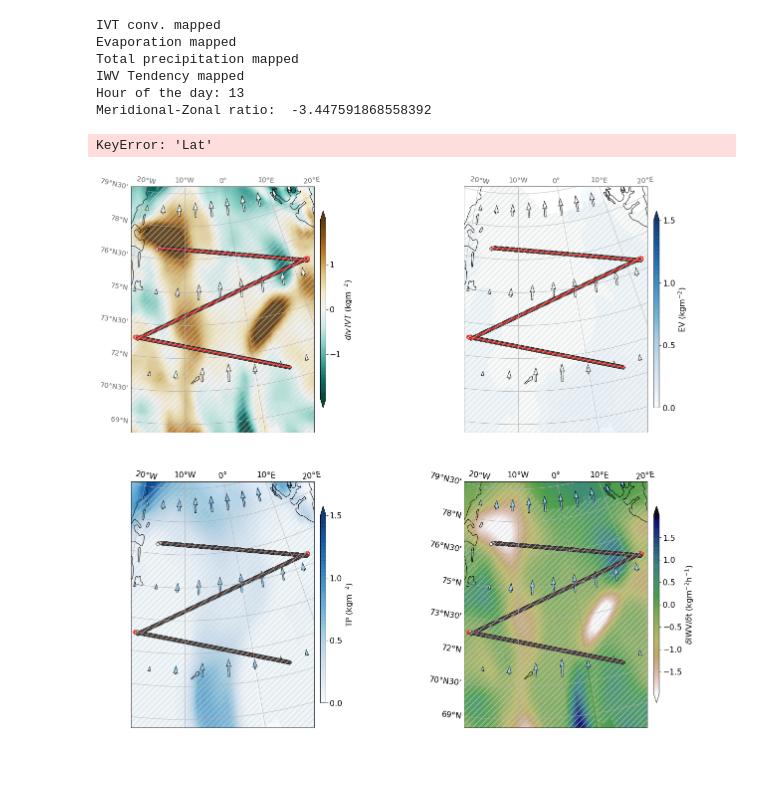
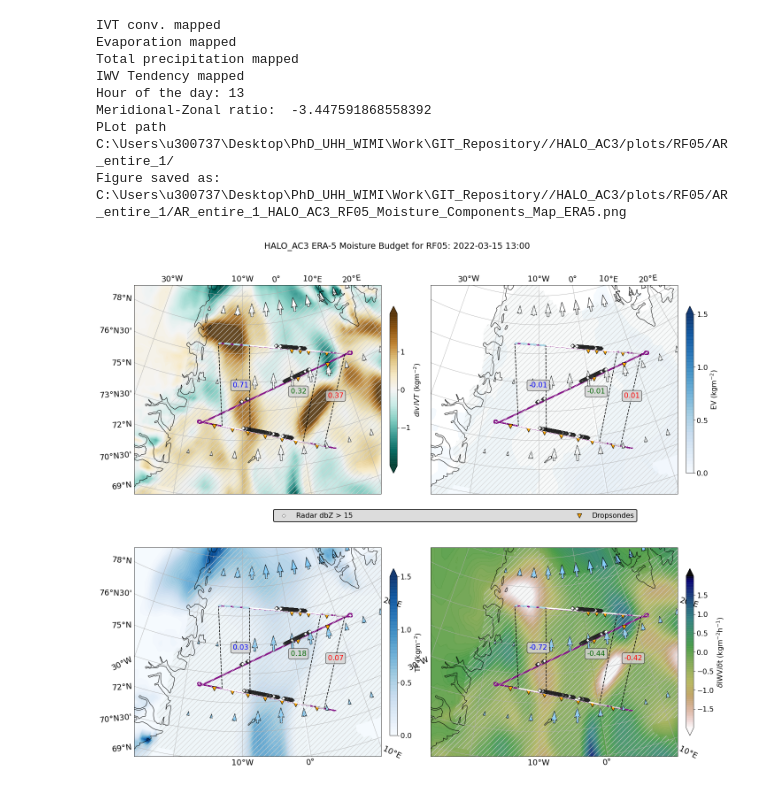
Before and after one commit to hdorff94/HALO_AC3_AR_Budget_Closure, a Jupyter notebook: notebooks/ERA5_Budget_Components_Map.ipynb, the cells around one changed output. Drawn from its saved outputs; the diff is of its cells as text; code cells hidden in the pictures; blank space fills up the shorter version.

```diff
--- a/notebooks/ERA5_Budget_Components_Map.ipynb
+++ b/notebooks/ERA5_Budget_Components_Map.ipynb
@@ -326,7 +42,15 @@ def simplified_run_grid_main(config_file_path=synth_ar_path,
 # %%
+from simplified_flight_leg_handling import simplified_run_grid_main
+#-----------------------------------------------------------------------------#
+"""
+###############################################################################
+    Main Script for running interpolation of griddata on flight path
+###############################################################################
+"""
 ar_of_day="AR_entire_1"
 flight=["RF05"]
-halo_era5,halo_df,cmpgn_cls,ERA5_on_HALO,radar,Dropsondes=\
-    simplified_run_grid_main(flight=flight,config_file_path=major_work_path,ar_of_day=ar_of_day)
+with HiddenPrints():
+    halo_era5,halo_df,cmpgn_cls,ERA5_on_HALO,radar,Dropsondes=\
+        simplified_run_grid_main(flight=flight,config_file_path=major_work_path,ar_of_day=ar_of_day)
 #halo_era5
 flight=cmpgn_cls.flight
@@ -351,3 +57,16 @@ Load calculated vertical total column interpolated data
+# %%
+Dropsondes.keys()
+
+if not "Lat" in [*Dropsondes.keys()]:
+    sondes_lon=[[*Dropsondes["reference_lon"].values()][sonde].data[0] \
+                    for sonde in range(Dropsondes["IWV"].shape[0])]
+
+    sondes_lat=[[*Dropsondes["reference_lat"].values()][sonde].data[0]\
+                    for sonde in range(Dropsondes["IWV"].shape[0])]
+    Dropsondes["Lat"]=pd.Series(data=np.array(sondes_lat),
+                                                index=Dropsondes["IWV"].index)
+    Dropsondes["Lon"]=pd.Series(data=np.array(sondes_lon),
+                                                index=Dropsondes["IWV"].index)
 # %%
 import interpdata_plotting
 from flightmapping import FlightMaps
@@ -420,16 +139,16 @@ style_name="typhon"
 last_hour=pd.DatetimeIndex(halo_df.index).hour[-1]#
 Flightmap.halo_dict={flight[0]:halo_df}
 
-Flightmap.plot_AR_moisture_components_map(ERA5_on_HALO,radar,Dropsondes,cmpgn_cls)
-if not flight[0].endswith("instantan"):
-    Flightmap.plot_moisture_budget(ERA5_on_HALO,radar,
-    Dropsondes,cmpgn_cls)
-try:
-    ICON_HALO_Plotting.plot_hmp_icon_era5_sondes(radar,
-        halo_icon_hmp,halo_era5,Dropsondes,last_index,flight,ar_of_day,
-        synthetic_icon_lat=synthetic_icon_lat)
-except:
-    pass
+Flightmap.plot_AR_moisture_components_map(ERA5_on_HALO,radar,Dropsondes,cmpgn_cls,do_sector_based=True)
+#if not flight[0].endswith("instantan"):
+#    Flightmap.plot_moisture_budget(ERA5_on_HALO,radar,
+#    Dropsondes,cmpgn_cls)
+#try:
+#    ICON_HALO_Plotting.plot_hmp_icon_era5_sondes(radar,
+ #       halo_icon_hmp,halo_era5,Dropsondes,last_index,flight,ar_of_day,
+ #       synthetic_icon_lat=synthetic_icon_lat)#
+#except:
+#    pass
 #AR_IWV_section_combined_mapping(radar,Dropsondes,cmpgn_cls,
 #                                                last_hour,
 #                                                opt_plot_path=plot_path)
@@ -448,35 +167,36 @@ halo_era5.name="ERA5"
 #except:
 #    halo_era5["highres_Interp_IWV"]=high_res_hmp["Interp_IWV"]
 #    halo_era5["highres_Interp_IVT"]=high_res_hmp["Interp_IVT"].values
 #if carra_is_desired and not icon_is_desired:
 #    halo_era5.name="CARRA"
 #elif icon_is_desired:
 #    halo_era5.name="ICON"
 #        if "aircraft_dict" in locals().keys():
 #            return halo_era5,radar,aircraft_dict
 #        else:
 #            return halo_era5,radar,{}
 #else:
 #        halo_grid_hmc=halo_era5_hmc.copy()
 #        halo_grid_hmc["name"]="ERA5"
 #        if carra_is_desired and not icon_is_desired:
 #            halo_grid_hmc=halo_carra_hmc.copy()
 #            halo_grid_hmc["name"]="CARRA"
         #elif icon_is_desired:
         #    halo_era5_hmc["name"]="ICON"
 #        if "aircraft_dict" in locals().keys():
 #            return halo_grid_hmc,radar,aircraft_dict
 #        else:
 #            return halo_grid_hmc,radar,{}
 # %% [output]
 IVT conv. mapped
 Evaporation mapped
 Total precipitation mapped
 IWV Tendency mapped
 Hour of the day: 13
 Meridional-Zonal ratio:  -3.447591868558392
+PLot path  C:\Users\u300737\Desktop\PhD_UHH_WIMI\Work\GIT_Repository//HALO_AC3/plots/RF05/AR_entire_1/
+Figure saved as: C:\Users\u300737\Desktop\PhD_UHH_WIMI\Work\GIT_Repository//HALO_AC3/plots/RF05/AR_entire_1/AR_entire_1_HALO_AC3_RF05_Moisture_Components_Map_ERA5.png
-KeyError: 'Lat'
-[figure, old version]
+[figure, new version]
 # %%
 hmc_plotting_desired=False
 if hmc_plotting_desired:
```
Also changed, not shown: parts of 3 cells of this notebook, 6 other files.
